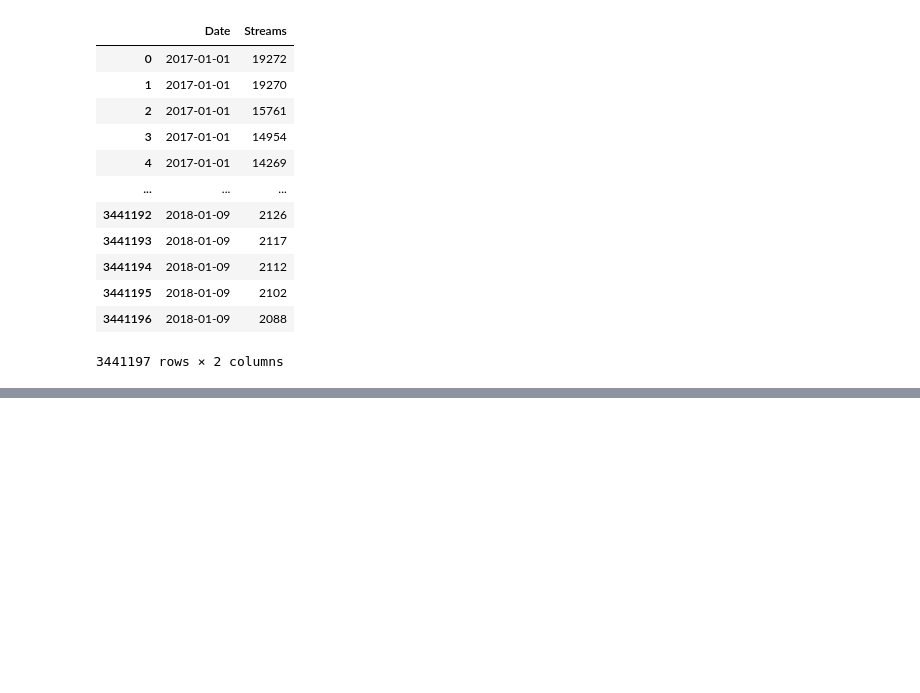
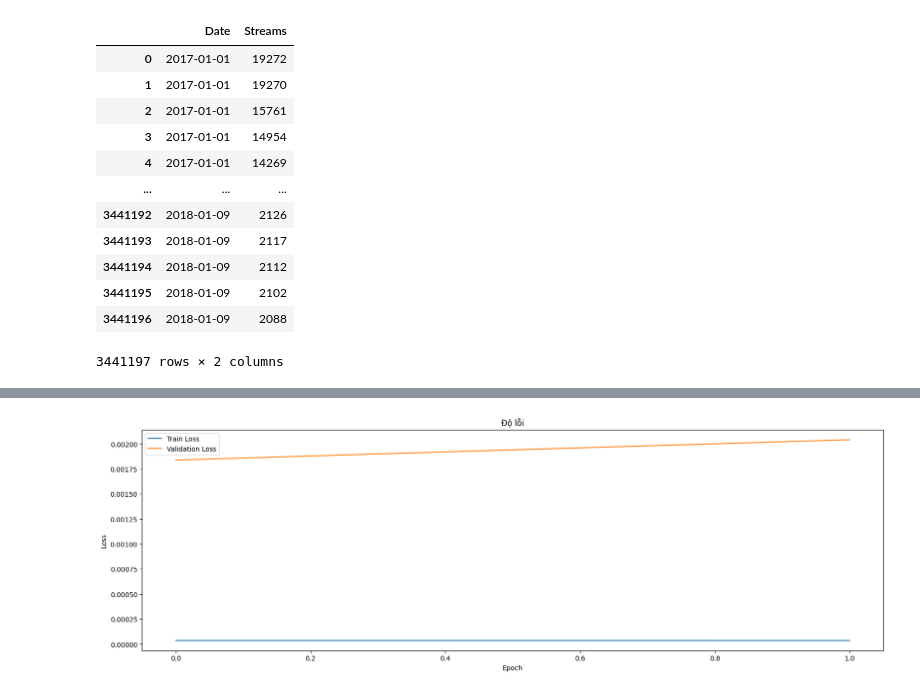
Before and after one commit to MiraiJR/TGHDL--LAB2, a Jupyter notebook: lab02.ipynb, the cells around one changed output, grey strips where cells are left out. Cells and saved outputs as stored; diff of their text form; code cells hidden in the pictures; blank space fills up the shorter version.

```diff
--- a/lab02.ipynb
+++ b/lab02.ipynb
@@ -585,5 +585,5 @@ model.add(GRU(units=32, input_shape=(X_train.shape[1], X_train.shape[2])))
 model.add(Dense(1))
 model.compile(optimizer='adam', loss='mse')
 
-history = model.fit(X_train, y_train, epochs=1, batch_size=32, validation_data=(X_test, y_test), shuffle=False)
+history = model.fit(X_train, y_train, epochs=2, batch_size=32, validation_data=(X_test, y_test), shuffle=False)
 # %% [output]
@@ -591,3 +594,15 @@ history = model.fit(X_train, y_train, epochs=1, batch_size=32, validation_data=(
+# %%
+# Vẽ biểu đồ độ lỗi
+plt.figure(figsize=(20, 6))
+plt.plot(history.history['loss'], label='Train Loss')
+plt.plot(history.history['val_loss'], label='Validation Loss')
+plt.title('Độ lỗi')
+plt.xlabel('Epoch')
+plt.ylabel('Loss')
+plt.legend(loc='best')
+plt.show()
+# %% [output]
+[figure, added]
 # %%
 # Dự đoán lượng streams vào ngày tiếp theo
 last_time_steps = train_data['Streams'].values[-time_steps:]
```
Also changed, not shown: parts of 2 cells of this notebook.
